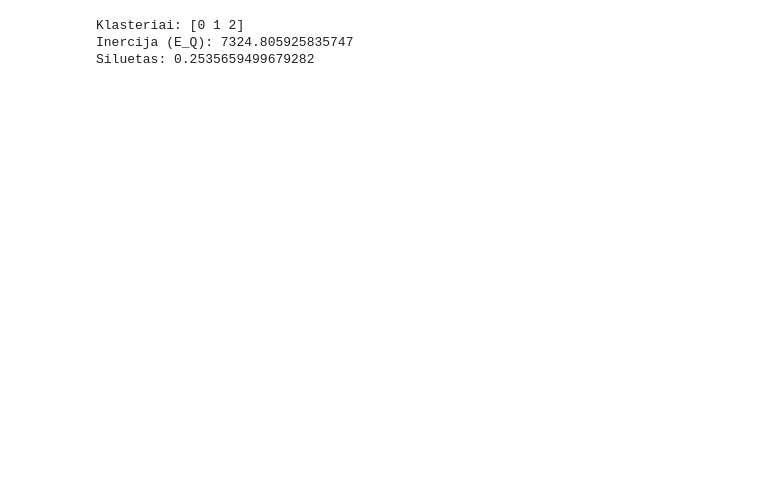
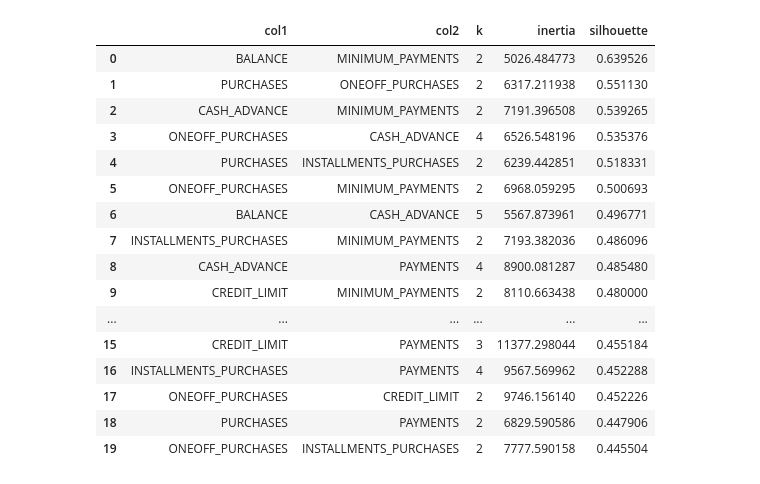
Before and after one commit to rutagaiz/intelektika_komandinis, a Jupyter notebook: som.ipynb, the cells around one changed output. Drawn from its saved outputs; the diff is of its cells as text; code cells hidden in the pictures; blank space fills up the shorter version.

```diff
--- a/som.ipynb
+++ b/som.ipynb
@@ -105,7 +110,7 @@ def rewardNeighbours(x, weights, c, alpha, sigma):
     return weights
 
 
-def SOM(X, k, n_iter=5000, alpha0=0.5, random_state=42):
+def SOM(X, k, n_iter=1, alpha0=0.5, random_state=42):
     """1D SOM su k mazgų (= k klasterių).
        n_iter — iteracijų skaičius (rekom. 1000–8000).
        Grąžina: weights (k×d) ir labels (n,) — kiekvieno taško klasteris."""
@@ -151,12 +156,66 @@ def silhouette(X, labels):
         return np.nan
     return float(silhouette_score(X, labels))
 # %%
-X2 = data_scaled[['BALANCE', 'PURCHASES']].values
-w, lab = SOM(X2, k=3, n_iter=5000)
-print("Klasteriai:", np.unique(lab))
-print("Inercija (E_Q):", inertia(X2, w, lab))
-print("Siluetas:", silhouette(X2, lab))
+continuous_cols = list(data_scaled.columns)     # 8 tolydiniai atributai
+k_values = range(2, 9)                            # k = 2..8
+
+records = []   # po vieną įrašą kiekvienai (pora, k) kombinacijai
+
+# --- 1-as ciklas: visos C(8,2) = 28 atributų poros ---
+for col1, col2 in combinations(continuous_cols, 2):
+    Xpair = data_scaled[[col1, col2]].values
+    # --- 2-as ciklas: k = 2..8 ---
+    for k in k_values:
+        w, labels = SOM(Xpair, k=k, n_iter=5, random_state=42)
+        records.append({
+            'col1': col1, 'col2': col2, 'k': k,
+            'inertia':    inertia(Xpair, w, labels),
+            'silhouette': silhouette(Xpair, labels),
+        })
+
+res = pd.DataFrame(records)
+
+
+
+
+
+
+
+# --- visos C(8,2) = 28 atributų poros --- 8x7 / 2 = 28 porų
+
+# --- Kiekvienai porai randame jos GERIAUSIĄ rezultatą (didžiausią siluetą per k=2..8) ---
+best_rows = []   # po vieną įrašą kiekvienai porai
+
+for (col1, col2), group in res.groupby(['col1', 'col2']):
+    # 'group' = visos 7 eilutės šitai porai (k=2,3,...,8)
+    group = group.dropna(subset=['silhouette'])
+    if group.empty:
+        continue
+    # imame eilutę su DIDŽIAUSIU silueto koeficientu
+    best_k_row = group.loc[group['silhouette'].idxmax()]
+    best_rows.append(best_k_row)
+
+best_per_pair = pd.DataFrame(best_rows)
+
+# surūšiuojame poras mažėjimo tvarka pagal didžiausią siluetą
+best_per_pair = best_per_pair.sort_values('silhouette', ascending=False).reset_index(drop=True).head(20)
+
+best_per_pair      # viršuje – geriausia pora ir prie kokio k tai pasiekta
 # %% [output]
-Klasteriai: [0 1 2]
-Inercija (E_Q): 7324.805925835747
-Siluetas: 0.2535659499679282
+|  | col1 | col2 | k | inertia | silhouette |
+| 0 | BALANCE | MINIMUM_PAYMENTS | 2 | 5026.484773 | 0.639526 |
+| 1 | PURCHASES | ONEOFF_PURCHASES | 2 | 6317.211938 | 0.551130 |
+| 2 | CASH_ADVANCE | MINIMUM_PAYMENTS | 2 | 7191.396508 | 0.539265 |
+| 3 | ONEOFF_PURCHASES | CASH_ADVANCE | 4 | 6526.548196 | 0.535376 |
+| 4 | PURCHASES | INSTALLMENTS_PURCHASES | 2 | 6239.442851 | 0.518331 |
+| 5 | ONEOFF_PURCHASES | MINIMUM_PAYMENTS | 2 | 6968.059295 | 0.500693 |
+| 6 | BALANCE | CASH_ADVANCE | 5 | 5567.873961 | 0.496771 |
+| 7 | INSTALLMENTS_PURCHASES | MINIMUM_PAYMENTS | 2 | 7193.382036 | 0.486096 |
+| 8 | CASH_ADVANCE | PAYMENTS | 4 | 8900.081287 | 0.485480 |
+| 9 | CREDIT_LIMIT | MINIMUM_PAYMENTS | 2 | 8110.663438 | 0.480000 |
+| ... | ... | ... | ... | ... | ... |
+| 15 | CREDIT_LIMIT | PAYMENTS | 3 | 11377.298044 | 0.455184 |
+| 16 | INSTALLMENTS_PURCHASES | PAYMENTS | 4 | 9567.569962 | 0.452288 |
+| 17 | ONEOFF_PURCHASES | CREDIT_LIMIT | 2 | 9746.156140 | 0.452226 |
+| 18 | PURCHASES | PAYMENTS | 2 | 6829.590586 | 0.447906 |
+| 19 | ONEOFF_PURCHASES | INSTALLMENTS_PURCHASES | 2 | 7777.590158 | 0.445504 |
```
Also changed, not shown: parts of 7 cells of this notebook.
